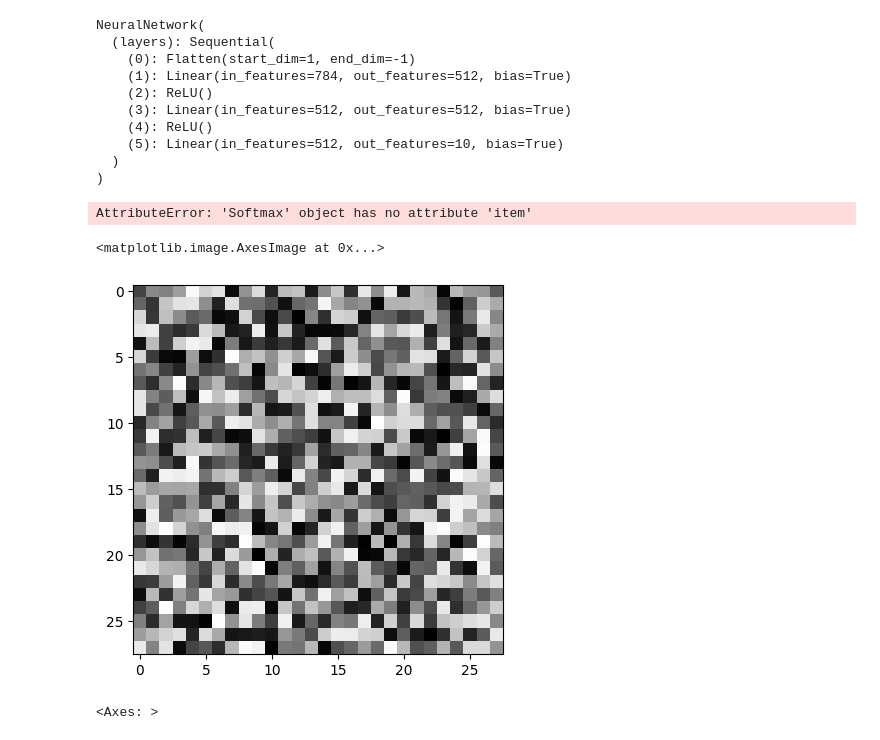
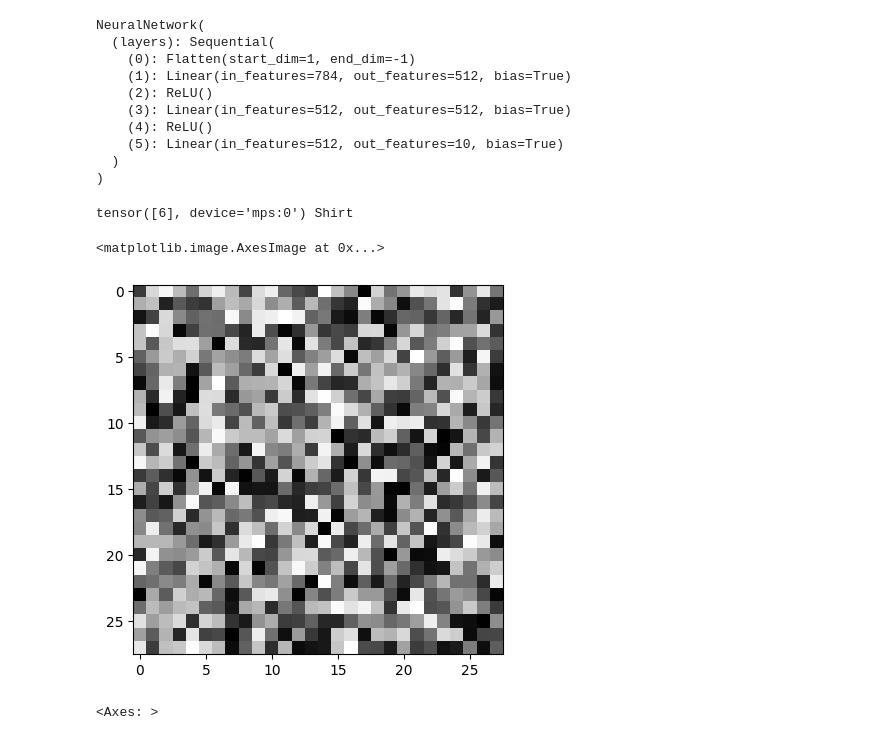
Before and after one commit to AlexandreManai/Machine_Learning_Cookbook, a Jupyter notebook: notebooks/NeuralNetwork_FashionMNIST.ipynb, the cells around one changed output. Saved outputs shown, nothing was run; the diff lists cells and outputs as text; code cells hidden in the pictures.

```diff
--- a/notebooks/NeuralNetwork_FashionMNIST.ipynb
+++ b/notebooks/NeuralNetwork_FashionMNIST.ipynb
@@ -139,15 +139,15 @@ NeuralNetwork(
 # %%
 X = torch.rand(1, 28, 28, 1).to(device)
 logits = model(X)
-print(nn.Softmax(logits))
+m = nn.Softmax(dim=1)
+sol_tensor = m(logits).argmax(dim=1)
+print(sol_tensor, map_output_to_label(sol_tensor))
+# Clearly not trained yet
+plt.imshow(X.squeeze().cpu(), cmap="gray")
 # %% [output]
-AttributeError: 'Softmax' object has no attribute 'item'
+tensor([6], device='mps:0') Shirt
+<matplotlib.image.AxesImage at 0x...>
+[figure, added]
-# %%
-# Clearly not trained yet
-plt.imshow(X.squeeze().cpu(), cmap="gray")
-# %% [output]
-<matplotlib.image.AxesImage at 0x...>
-[figure, removed]
 # %%
 num_epochs = 10
 learning_rate = 0.001
```
